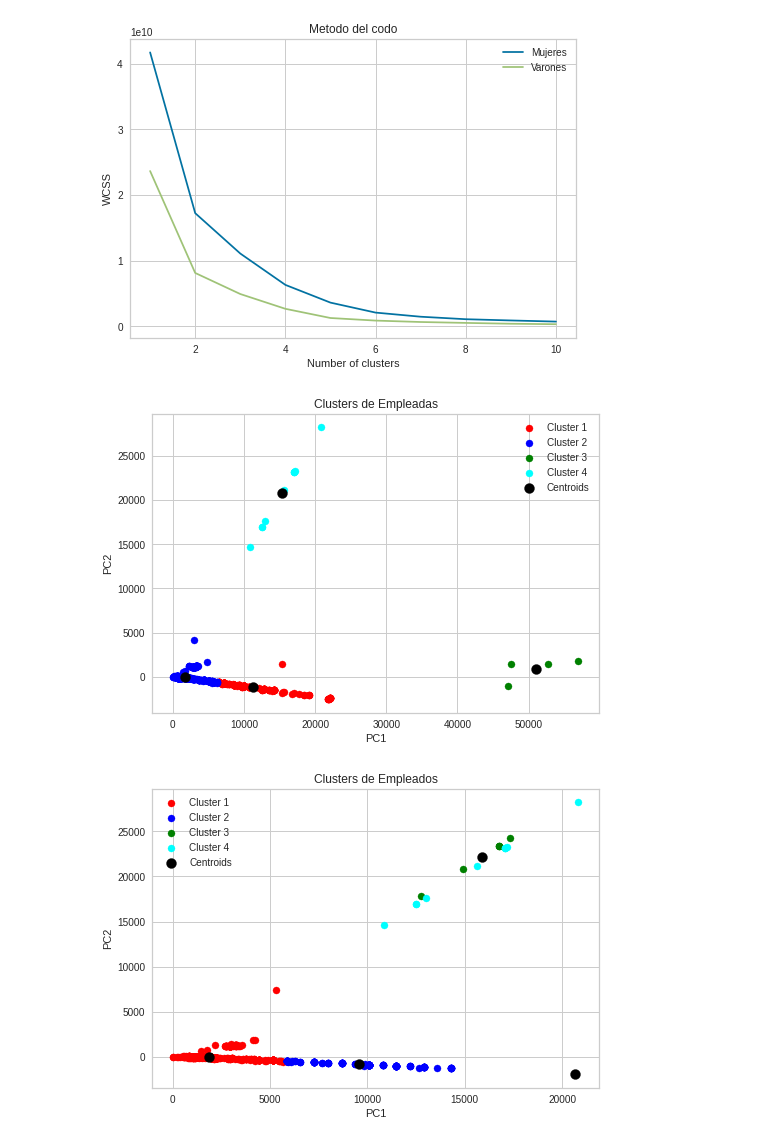
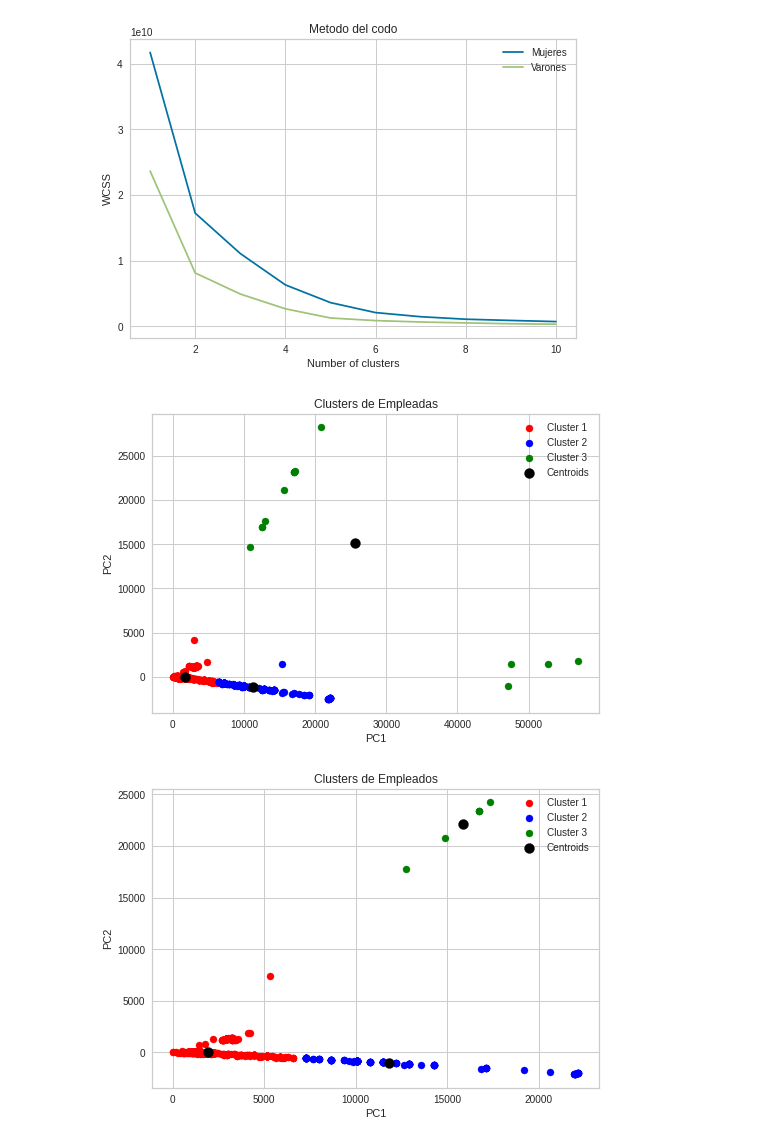
Before and after one commit to la-elias/Hackathon2020, a Jupyter notebook: Clustering.ipynb, the cells around one changed output. Drawn from its saved outputs; the diff is of its cells as text; code cells hidden in the pictures.

```diff
--- a/Clustering.ipynb
+++ b/Clustering.ipynb
@@ -58,7 +58,7 @@ X_m=dataset_M.iloc[:, [3,6,7,8,9,10,11,15,16]].values # puede ser tambien edad:
 from sklearn.datasets import make_blobs
 from yellowbrick.cluster import InterclusterDistance
 # %%
-visualizer = InterclusterDistance(cluster.KMeans(4))#Can change k
+visualizer = InterclusterDistance(cluster.KMeans(3))#Can change k
 visualizer.fit(X_v) # Fit the training data to the visualizer
 visualizer.poof() # Draw/show/poof the data
 # %% [output]
@@ -70,7 +70,7 @@ lsa = make_pipeline(svd, normalizer)
 X_M = svd.fit_transform(X_m)
 X_V= svd.fit_transform(X_v)
 # %%
-visualizer = InterclusterDistance(cluster.KMeans(4))#Can change k
+visualizer = InterclusterDistance(cluster.KMeans(3))#Can change k
 visualizer.fit(X_V) # Fit the training data to the visualizer
 visualizer.poof() # Draw/show/poof the data
 # %% [output]
@@ -99,17 +99,18 @@ plt.show()
 [figure]
 # %%
 #Mujeres
-kmeansM = KMeans(n_clusters = 4, init = 'k-means++', random_state = 42)
+kmeansM = KMeans(n_clusters = 3, init = 'k-means++', random_state = 100)
 y_kmeans_M = kmeansM.fit_predict(X_M)
 #Varones
-kmeansV = KMeans(n_clusters = 4, init = 'k-means++', random_state = 42)
+kmeansV = KMeans(n_clusters = 3, init = 'k-means++', random_state = 100)
 y_kmeans_V = kmeansV.fit_predict(X_V)
 # %%
 #Mujeres
 plt.scatter(X_M[y_kmeans_M == 0, 0], X_M[y_kmeans_M== 0, 1], s = 50, c = 'red', label = 'Cluster 1')
 plt.scatter(X_M[y_kmeans_M == 1, 0], X_M[y_kmeans_M == 1, 1], s = 50, c = 'blue', label = 'Cluster 2')
 plt.scatter(X_M[y_kmeans_M == 2, 0], X_M[y_kmeans_M == 2, 1], s = 50, c = 'green', label = 'Cluster 3')
-plt.scatter(X_M[y_kmeans_M == 3, 0], X_M[y_kmeans_M == 3, 1], s = 50, c = 'cyan', label = 'Cluster 4')
+#plt.scatter(X_M[y_kmeans_M == 3, 0], X_M[y_kmeans_M == 3, 1], s = 50, c = 'cyan', label = 'Cluster 4')
+#plt.scatter(X_M[y_kmeans_M == 4, 0], X_M[y_kmeans_M == 4, 1], s = 50, c = 'yellow', label = 'Cluster 5')
 plt.scatter(kmeansM.cluster_centers_[:, 0], kmeansM.cluster_centers_[:, 1], s = 100, c = 'black', label = 'Centroids')
 plt.title('Clusters de Empleadas')
 plt.xlabel('PC1')
@@ -117,21 +118,22 @@ plt.ylabel('PC2')
 plt.legend()
 plt.show()
 # %% [output]
-[figure, old version]
+[figure, new version]
 # %%
 #Varones
 plt.scatter(X_V[y_kmeans_V == 0, 0], X_V[y_kmeans_V== 0, 1], s = 50, c = 'red', label = 'Cluster 1')
 plt.scatter(X_V[y_kmeans_V == 1, 0], X_V[y_kmeans_V == 1, 1], s = 50, c = 'blue', label = 'Cluster 2')
 plt.scatter(X_V[y_kmeans_V == 2, 0], X_V[y_kmeans_V == 2, 1], s = 50, c = 'green', label = 'Cluster 3')
-plt.scatter(X_M[y_kmeans_M == 3, 0], X_M[y_kmeans_M == 3, 1], s = 50, c = 'cyan', label = 'Cluster 4')
+#plt.scatter(X_M[y_kmeans_M == 3, 0], X_M[y_kmeans_M == 3, 1], s = 50, c = 'cyan', label = 'Cluster 4')
+#plt.scatter(X_M[y_kmeans_M == 4, 0], X_M[y_kmeans_M == 4, 1], s = 50, c = 'yellow', label = 'Cluster 5')
 plt.scatter(kmeansV.cluster_centers_[:, 0], kmeansV.cluster_centers_[:, 1], s = 100, c = 'black', label = 'Centroids')
 plt.title('Clusters de Empleados')
 plt.xlabel('PC1')
 plt.ylabel('PC2')
 plt.legend()
 plt.show()
 # %% [output]
-[figure, old version]
+[figure, new version]
 # %%
 centroids_M = kmeansM.cluster_centers_
 original_space_centroids = svd.inverse_transform(centroids_M)
```
Also changed, not shown: parts of 4 cells of this notebook.
